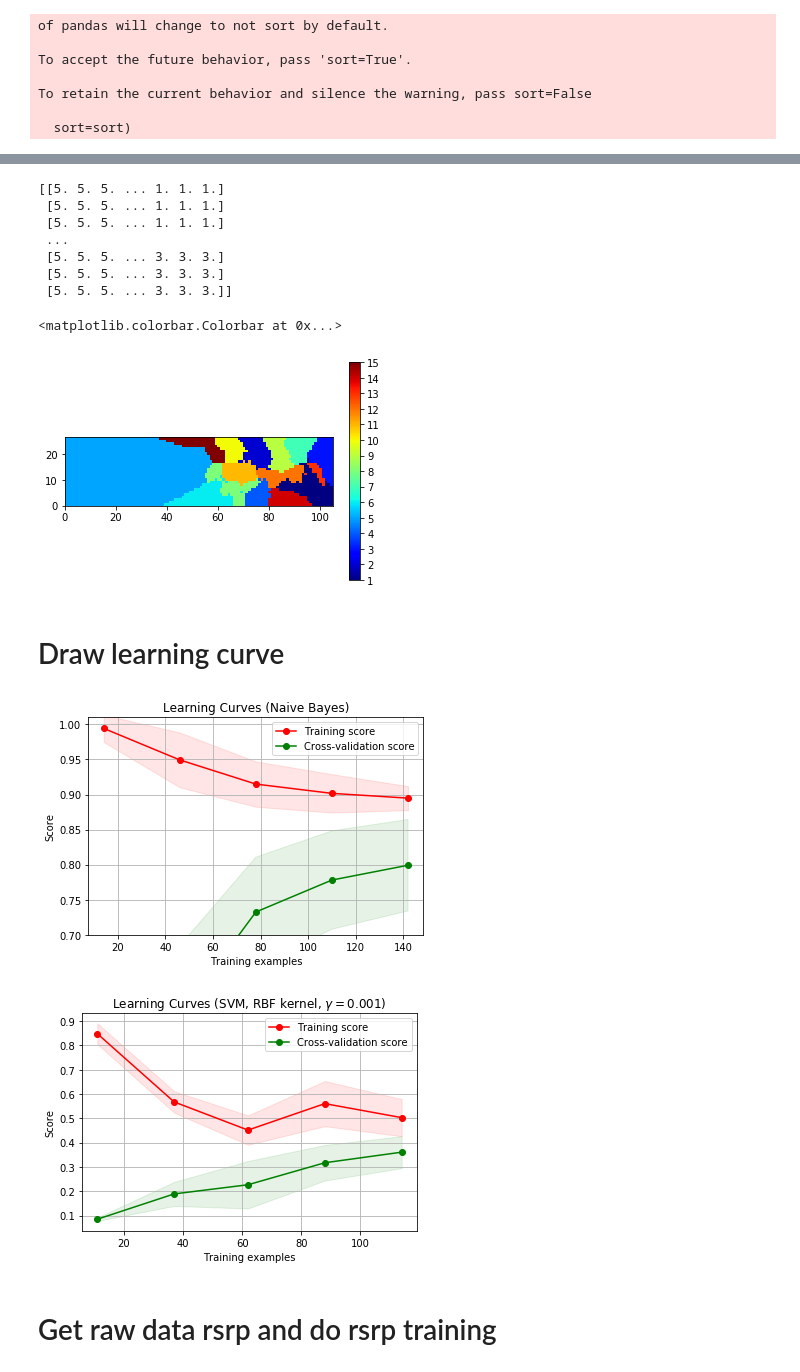
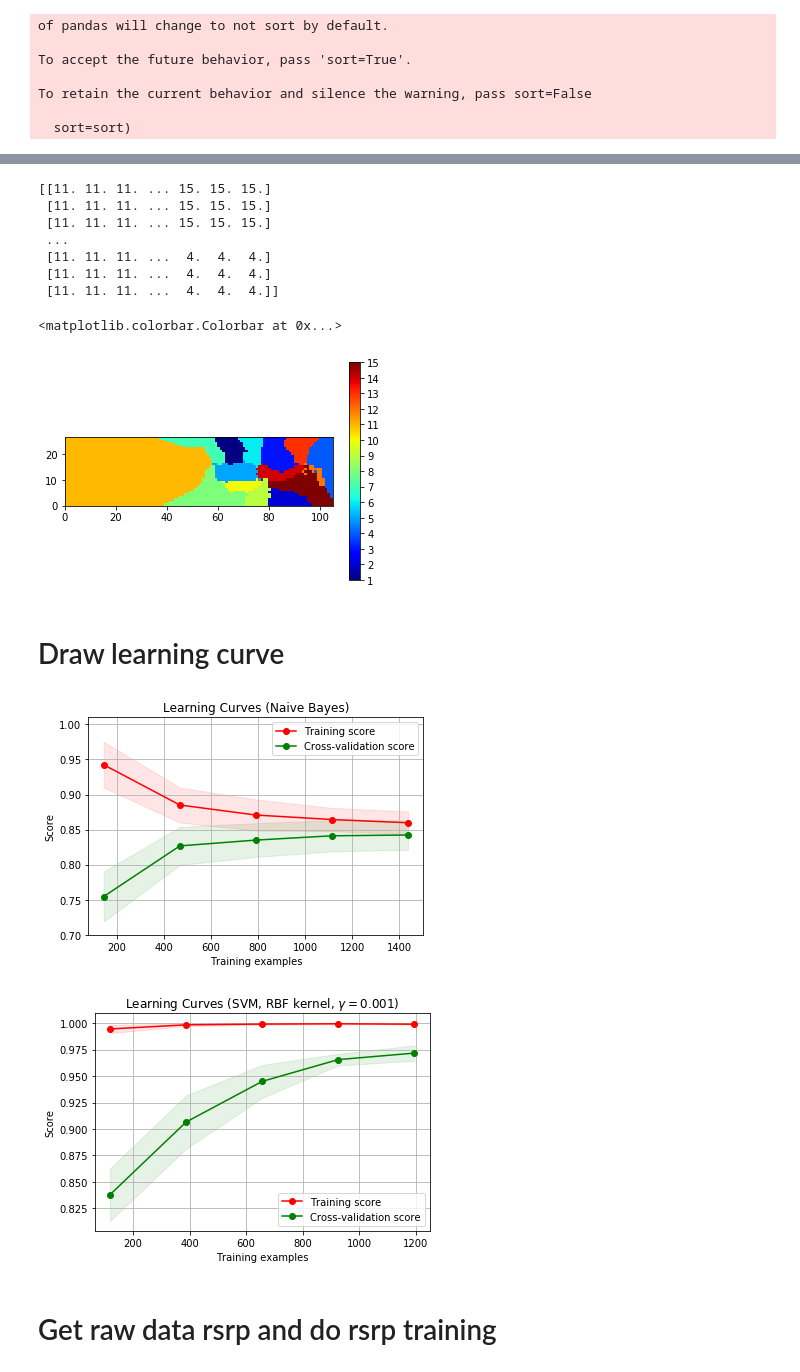
Before and after one commit to KJtiming/RadioMap, a Jupyter notebook: data_zone_rebuild.ipynb, the cells around one changed output, grey strips where cells are left out. Cells and saved outputs as stored; diff of their text form; code cells hidden in the pictures.

```diff
--- a/data_zone_rebuild.ipynb
+++ b/data_zone_rebuild.ipynb
@@ -80,4 +82,6 @@ print ("n_accuracy_pci==",n_accuracy)
 print ("len(pci_pred)==",len(y_pred))
 acc = n_accuracy/(len(y_pred))
 print('pci accuracy: ',acc )
+plot_learning_curve(modelClassifier, title, X, y, ylim=(0.1, 1.01),cv=cv, n_jobs=4)
+plt.show()
 # %% [output]
@@ -315,15 +320,15 @@ plt.imshow(img, zorder=0, extent=[0, map_size[0], 0, map_size[1]])
 heatmap_rsrp = plt.pcolor(data_plot,cmap='jet',alpha=1)
 plt.colorbar(ticks=range(16))
 # %% [output]
-[[5. 5. 5. ... 1. 1. 1.]
- [5. 5. 5. ... 1. 1. 1.]
- [5. 5. 5. ... 1. 1. 1.]
+[[11. 11. 11. ... 15. 15. 15.]
+ [11. 11. 11. ... 15. 15. 15.]
+ [11. 11. 11. ... 15. 15. 15.]
  ...
- [5. 5. 5. ... 3. 3. 3.]
- [5. 5. 5. ... 3. 3. 3.]
- [5. 5. 5. ... 3. 3. 3.]]
+ [11. 11. 11. ...  4.  4.  4.]
+ [11. 11. 11. ...  4.  4.  4.]
+ [11. 11. 11. ...  4.  4.  4.]]
 <matplotlib.colorbar.Colorbar at 0x...>
-[figure, old version]
+[figure, new version]
 # %% [markdown]
 Draw learning curve
 ===
@@ -404,36 +409,36 @@ def plot_learning_curve(estimator, title, X, y, ylim=None,n_jobs=None, cv=None,
     plt.fill_between(train_sizes, test_scores_mean - test_scores_std,
                      test_scores_mean + test_scores_std, alpha=0.1, color="g")
     plt.plot(train_sizes, train_scores_mean, 'o-', color="r",
              label="Training score")
     plt.plot(train_sizes, test_scores_mean, 'o-', color="g",
              label="Cross-validation score")
 
     plt.legend(loc="best")
     return plt
 
 
 digits = load_digits()
-#X, y = digits.data, digits.target
+X, y = digits.data, digits.target
 #print("X==",X[0:2])
 #print("y==",y[:])
 title = "Learning Curves (Naive Bayes)"
 # Cross validation with 100 iterations to get smoother mean test and train
 # score curves, each time with 20% data randomly selected as a validation set.
 cv = ShuffleSplit(n_splits=100, test_size=0.2, random_state=0)
 
 estimator = GaussianNB()
 plot_learning_curve(estimator, title, X, y, (0.7, 1.01), cv=cv, n_jobs=4)
 
 title = "Learning Curves (SVM, RBF kernel, $\gamma=0.001$)"
 # SVC is more expensive so we do a lower number of CV iterations:
 cv = ShuffleSplit(n_splits=10, test_size=0.2, random_state=0)
 estimator = SVC(gamma=0.001)
 plot_learning_curve(estimator, title, X, y)
 
 plt.show()
 # %% [output]
-[figure, old version]
+[figure, new version]
-[figure, old version]
+[figure, new version]
 # %% [markdown]
 Get raw data rsrp and do rsrp training
 ===
```
Also changed, not shown: parts of 12 cells of this notebook, 19 other files.
